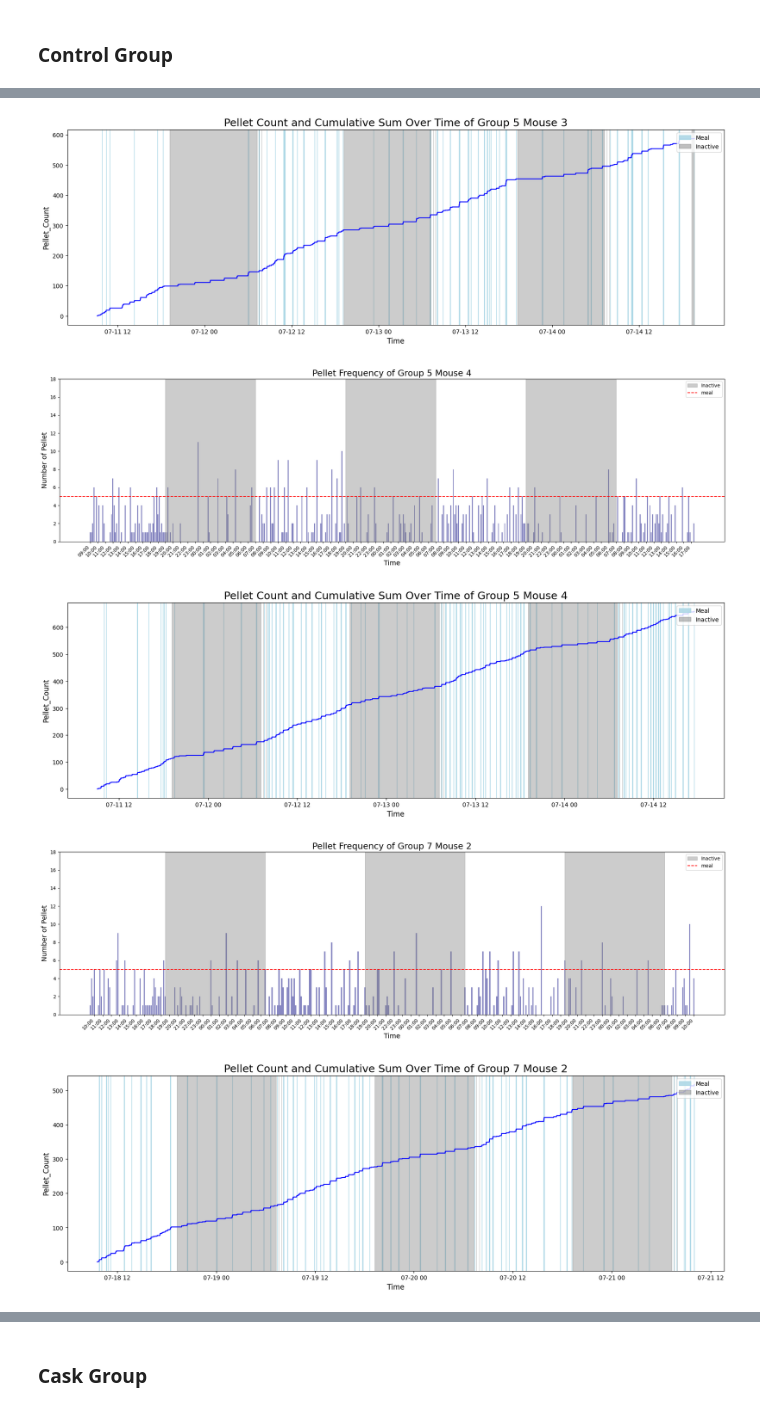
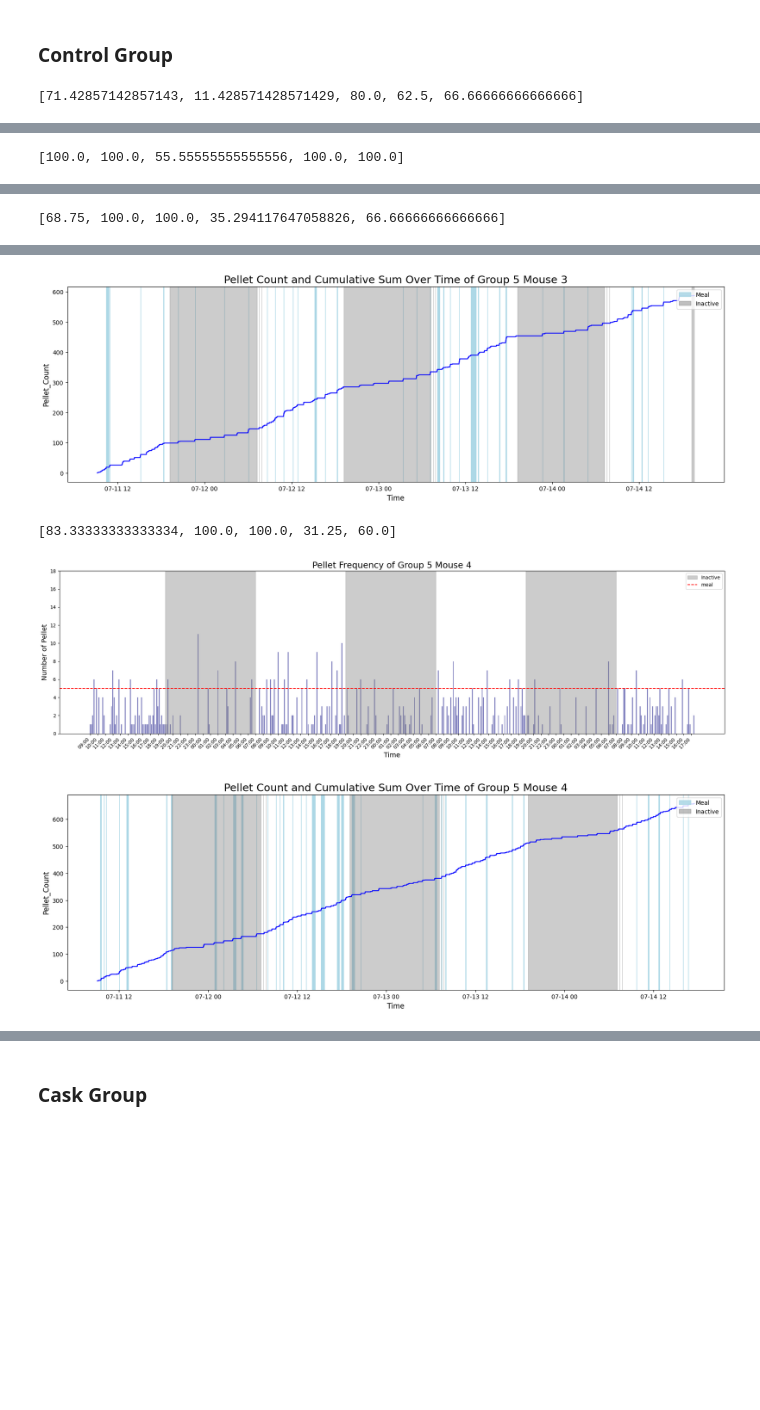
Before and after one commit to ftlabucsd/FEDUPP, a Jupyter notebook: CASK/CASK Rev meal.ipynb, the cells around one changed output, grey strips where cells are left out. Cells and saved outputs as stored; diff of their text form; code cells hidden in the pictures; blank space fills up the shorter version.

```diff
--- a/CASK/CASK Rev meal.ipynb
+++ b/CASK/CASK Rev meal.ipynb
@@ -10,6 +10,7 @@ import paths
 from preprocessing import read_csv_clean
 
 time_threshold = 60
+pellet_threshold = 3
 # %% [markdown]
 ### Control Group
 # %%
@@ -22,7 +23,8 @@ for path in paths.contigency_flip_ctrl:
     data = read_csv_clean(path, remove_trivial=False, collect_time=True)
     # meal = ml.find_meals(data, pellet_count_threshold=pellet_count_threshold,
     #                      collect_quantile=collect_quantile, pellet_quantile=pellet_quantile)
-    meal = ml.find_meals_paper(data, time_threshold=time_threshold)
+    meal, meal_pellet_cnt, meal_acc = ml.find_meals_paper(data, time_threshold=time_threshold, pellet_threshold=pellet_threshold)
+    val_idx = next((i for i, x in enumerate(meal_acc) if x >= 60), -1) # find first meal that has >60% accuracy
     meal_1 = (meal[0][0] - data['Time'][0]).total_seconds() / 60
     group = ml.pellet_flip(data)
     bhv, num = tl.get_bhv_num(path)
@@ -31,8 +33,10 @@ for path in paths.contigency_flip_ctrl:
     ctrl_avg_pellet.append(ml.average_pellet(group))
     ctrl_dark_meals.append(ml.active_meal(meal))
     ctrl_fir_meal.append(meal_1)
+    print(meal_acc[:5])
     ml.graph_pellet_frequency(group, bhv, num)
     ml.graphing_cum_count(data, meal, bhv, num, flip=True)
-# meal
+# # meal
 # %% [output]
+[71.42857142857143, 11.428571428571429, 80.0, 62.5, 66.66666666666666]
 [figure]
@@ -40 +44,2 @@ for path in paths.contigency_flip_ctrl:
+[100.0, 100.0, 55.55555555555556, 100.0, 100.0]
 [figure]
@@ -42,6 +47,6 @@ for path in paths.contigency_flip_ctrl:
+[68.75, 100.0, 100.0, 35.294117647058826, 66.66666666666666]
 [figure]
-[figure, old version]
+[figure, new version]
+[83.33333333333334, 100.0, 100.0, 31.25, 60.0]
 [figure]
-[figure, old version]
+[figure, new version]
-[figure, removed]
-[figure, removed]
```
Also changed, not shown: parts of 8 cells of this notebook, 9 other files.
